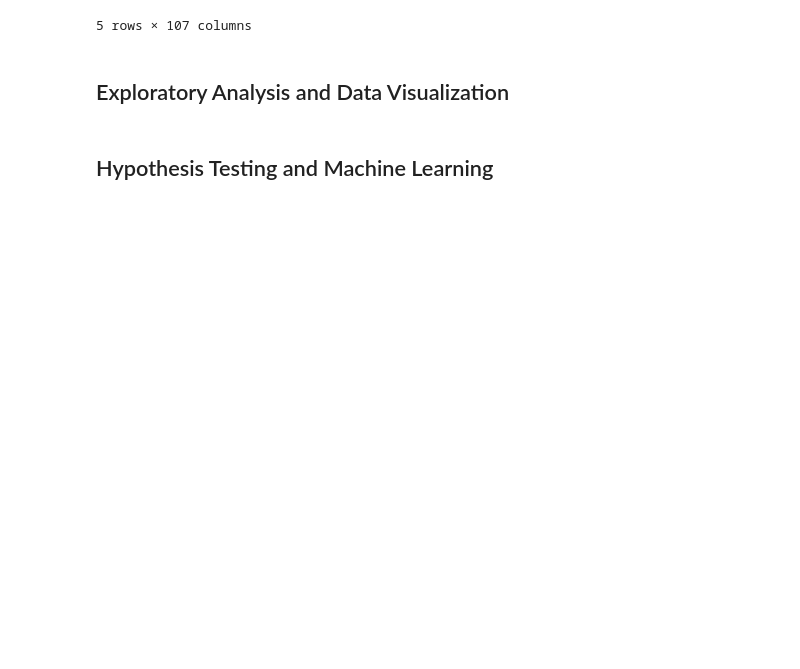
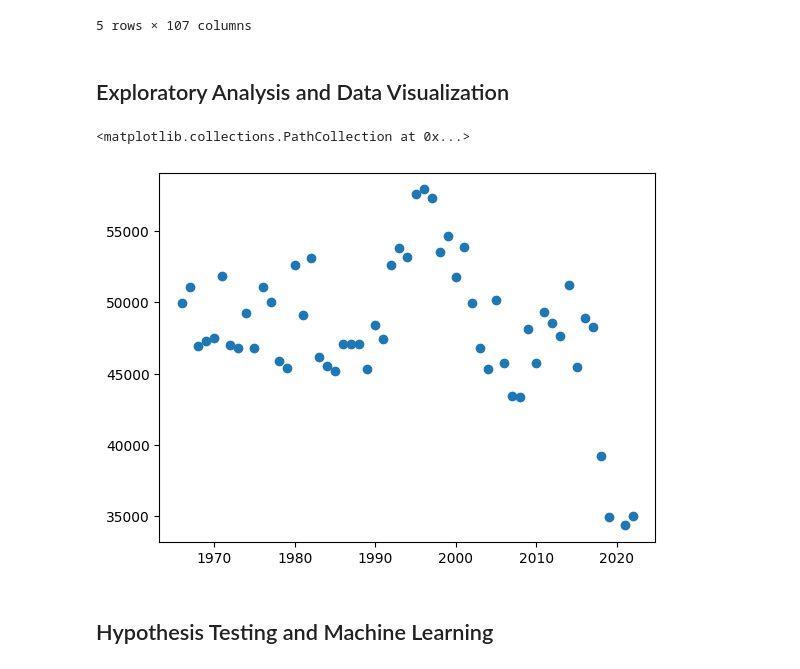
Before and after one commit to Calvin-Davis/CMSC320-FinalProject-Birds, a Jupyter notebook: Code/submission.ipynb, the cells around one changed output. Cells and saved outputs as stored; diff of their text form; code cells hidden in the pictures; blank space fills up the shorter version.

```diff
--- a/Code/submission.ipynb
+++ b/Code/submission.ipynb
@@ -153,0 +153,6 @@ for year in range(1966, 2023):
+# %%
+# average number of birds seen across all routes in maryland each year
+plt.scatter(md_routes_sum['Year'], md_routes_sum['SpeciesTotal_mean_sum'])
+# %% [output]
+<matplotlib.collections.PathCollection at 0x...>
+[figure, added]
```
Also changed, not shown: parts of 4 cells of this notebook.
